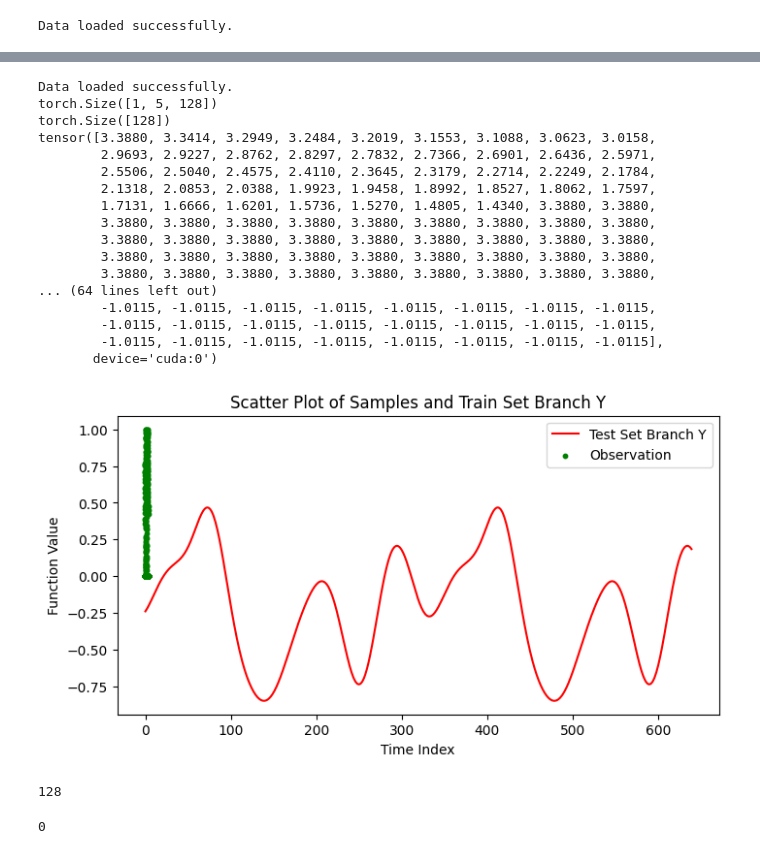
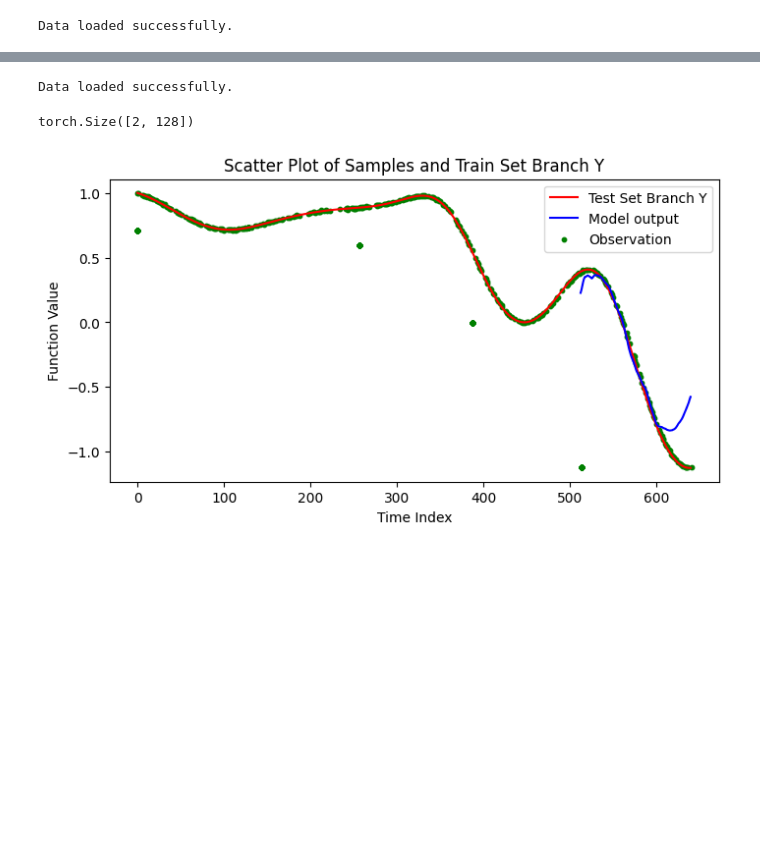
Before and after one commit to Arwin1906/Lab_-Zero_Shot, a Jupyter notebook: Jan/kernel.ipynb, the cells around one changed output, grey strips where cells are left out. Drawn from its saved outputs; the diff is of its cells as text; code cells hidden in the pictures; blank space fills up the shorter version.

```diff
--- a/Jan/kernel.ipynb
+++ b/Jan/kernel.ipynb
@@ -566,26 +565,28 @@ loss = 0
 device = 'cuda'
 epochs=1
 (train_set_branch_y, train_set_branch_t, train_set_trunk_t,
- branch_mask, test_truth,stats,norm_props,samples,samples_noisy) =load_data(postfix="train_minmax")
+ branch_mask, test_truth,stats,norm_props,samples,samples_noisy) =load_data(postfix="train_minmax_big")
+
 
 #print(train_set_branch_y.shape)
+n = 0
 dataset = TimeSeriesDataset(
-    train_set_branch_y.reshape(-1,5,grid_size//5),
-    train_set_branch_t.reshape(-1,5,grid_size//5),
-    train_set_trunk_t.reshape(-1,5,grid_size//5),
-    branch_mask.reshape(-1,5,grid_size//5),
-    test_truth.reshape(-1,5,grid_size//5),
-    stats.reshape(-1,5,9),
-    norm_props.reshape(-1,5,4),
-    samples.reshape(-1,5,grid_size//5),
+    train_set_branch_y.reshape(-1,5,grid_size//5)[n:],
+    train_set_branch_t.reshape(-1,5,grid_size//5)[n:],
+    train_set_trunk_t.reshape(-1,5,grid_size//5)[n:],
+    branch_mask.reshape(-1,5,grid_size//5)[n:],
+    test_truth.reshape(-1,5,grid_size//5)[n:],
+    stats.reshape(-1,5,9)[n:],
+    norm_props.reshape(-1,5,4)[n:],
+    samples.reshape(-1,5,grid_size//5)[n:],
 )
 epochs = 20
 # Initialize the DataLoader
-dataloader = DataLoader(dataset, batch_size=1, shuffle=True)
-#model = MegaTron(d_model=256,heads=4)
-#model.load_state_dict((torch.load("model_megatron.pth")))
-#model.to(device)
-#model.eval()
+dataloader = DataLoader(dataset, batch_size=2, shuffle=True)
+model = MegaTron(d_model=256,heads=8)
+model.load_state_dict((torch.load("model_megatron_2.pth")))
+model.to(device)
+model.eval()
 
 for epoch in range(epochs):
 
@@ -605,10 +606,10 @@ for epoch in range(epochs):
 
         sample = batch["samples"].to(device)
 
-        print(train_set_branch_y.shape)
 
-    #    out,cosine_sim = model(train_set_branch_y,train_set_branch_t,train_set_trunk_t,branch_mask,stats)
-
+    #
+        out,cosine_sim = model(train_set_branch_y,train_set_branch_t,train_set_trunk_t,branch_mask,stats)
+        print(out.shape)
    #     x = np.linspace(0,1,128) # Assuming samples is a 1D array of length 640
 
         # Initialize the plot
@@ -619,57 +620,42 @@ for epoch in range(epochs):
         #plt.scatter(x, samples, color='blue', label='Samples', s=10)  # s=10 sets the marker size
 
         # Plot 'train_set_branch_y' as red dots
-        print(sample[0][-1].shape)
         plt.plot( sample[0].reshape(-1).to('cpu'), color='red', label='Test Set Branch Y', )
     #    plt.plot(samples.reshape(-1), color='green', label='Test Set Branch Y', )
 
        # print(train_set_trunk_t[0].to('cpu').shape, out.to('cpu').detach().shape)
-      #  plt.plot(np.arange(512,640, dtype=int),out.to('cpu').detach().numpy(), color='blue', label='Model output',)
+        plt.plot(np.arange(512,640, dtype=int),out[0].to('cpu').detach().numpy(), color='blue', label='Model output',)
 
         for i in range( 0,5):
 
             t_min,t_max = norm_props[0][i][-2],norm_props[0][i][-1]
+            y_min,y_max = norm_props[0][i][0],norm_props[0][i][1]
 
-           # train_set_branch_t[0][i] = train_set_branch_t[0][i] *(t_max-t_min) + t_min
-            print(train_set_branch_t[0][i] )
+            train_set_branch_t[0][i] = (train_set_branch_t[0][i] *(t_max-t_min) + t_min)
+            train_set_branch_t[0][i] *= (5 * 128)
+            train_set_branch_y[0][i] = train_set_branch_y[0][i]   *(y_max-y_min) + y_min
+
+
+
 
         plt.scatter(train_set_branch_t[0].view(-1).to('cpu'), train_set_branch_y[0].reshape(-1).to('cpu').detach().numpy(), color='green', label='Observation', s=10)
 
         # Achsen beschriften und Titel hinzufügen
         plt.xlabel('Time Index')
         plt.ylabel('Function Value')
         plt.title('Scatter Plot of Samples and Train Set Branch Y')
 
         # Add a legend to differentiate the datasets
         plt.legend()
 
 
         # Plot anzeigen
         plt.show()
         break
     break
 
 #torch.save(model._orig_mod.state_dict(), 'model.pth')
 # %% [output]
 Data loaded successfully.
-torch.Size([1, 5, 128])
-torch.Size([128])
-tensor([3.3880, 3.3414, 3.2949, 3.2484, 3.2019, 3.1553, 3.1088, 3.0623, 3.0158,
-        2.9693, 2.9227, 2.8762, 2.8297, 2.7832, 2.7366, 2.6901, 2.6436, 2.5971,
-        2.5506, 2.5040, 2.4575, 2.4110, 2.3645, 2.3179, 2.2714, 2.2249, 2.1784,
-        2.1318, 2.0853, 2.0388, 1.9923, 1.9458, 1.8992, 1.8527, 1.8062, 1.7597,
-        1.7131, 1.6666, 1.6201, 1.5736, 1.5270, 1.4805, 1.4340, 3.3880, 3.3880,
-        3.3880, 3.3880, 3.3880, 3.3880, 3.3880, 3.3880, 3.3880, 3.3880, 3.3880,
-        3.3880, 3.3880, 3.3880, 3.3880, 3.3880, 3.3880, 3.3880, 3.3880, 3.3880,
-        3.3880, 3.3880, 3.3880, 3.3880, 3.3880, 3.3880, 3.3880, 3.3880, 3.3880,
-        3.3880, 3.3880, 3.3880, 3.3880, 3.3880, 3.3880, 3.3880, 3.3880, 3.3880,
-... (64 lines left out)
-        -1.0115, -1.0115, -1.0115, -1.0115, -1.0115, -1.0115, -1.0115, -1.0115,
-        -1.0115, -1.0115, -1.0115, -1.0115, -1.0115, -1.0115, -1.0115, -1.0115,
-        -1.0115, -1.0115, -1.0115, -1.0115, -1.0115, -1.0115, -1.0115, -1.0115],
-       device='cuda:0')
+torch.Size([2, 128])
-[figure, old version]
+[figure, new version]
-# %%
-len(np.arange(512,640, dtype=int))
-# %% [output]
-128
@@ -800,5 +661,0 @@ def interpolate(y,t,mask):
-# %%
-(train_set_branch_y, train_set_branch_t, train_set_trunk_t,
- branch_mask, test_truth,samples,samples_noisy) = load_test_set(128)
-# %% [output]
-0
```
Also changed, not shown: parts of 14 cells of this notebook, 6 other files.
